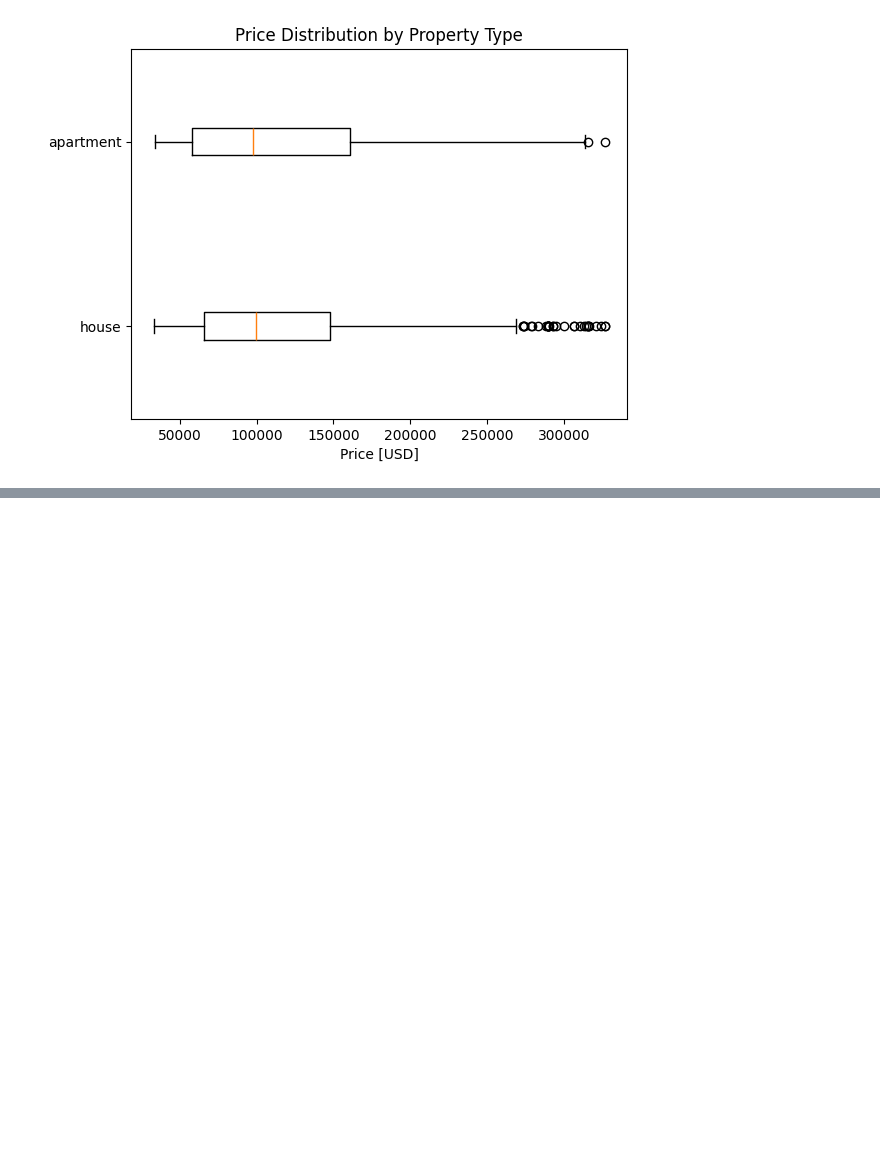
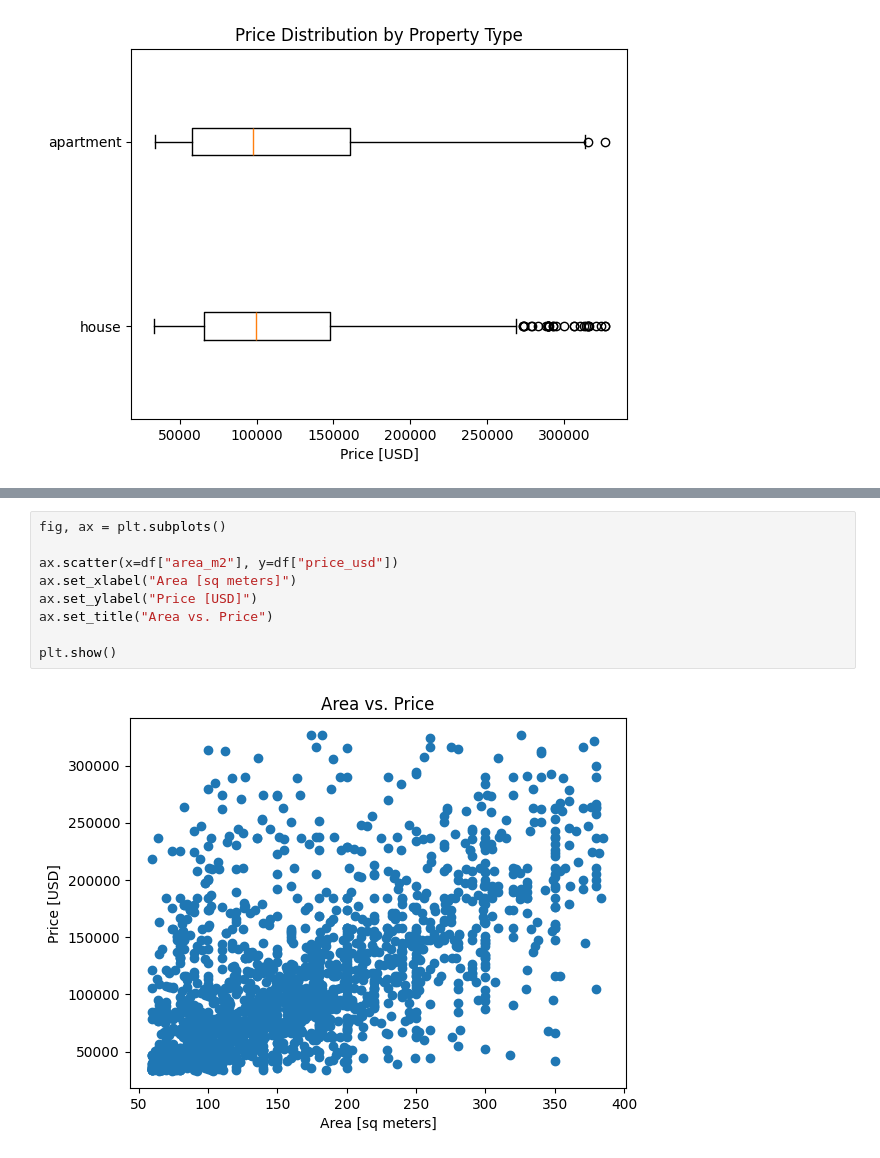
Before and after one commit to green001-fullstack/hands-on-real-estate-ml, a Jupyter notebook: project2.ipynb, the cells around one changed output, grey strips where cells are left out. Drawn from its saved outputs; the diff is of its cells as text; blank space fills up the shorter version.

```diff
--- a/project2.ipynb
+++ b/project2.ipynb
@@ -61,0 +86,11 @@ plt.show()
+# %%
+fig, ax = plt.subplots()
+
+ax.scatter(x=df["area_m2"], y=df["price_usd"])
+ax.set_xlabel("Area [sq meters]")
+ax.set_ylabel("Price [USD]")
+ax.set_title("Area vs. Price")
+
+plt.show()
+# %% [output]
+[figure, added]
```
Also changed, not shown: parts of 2 cells of this notebook.
